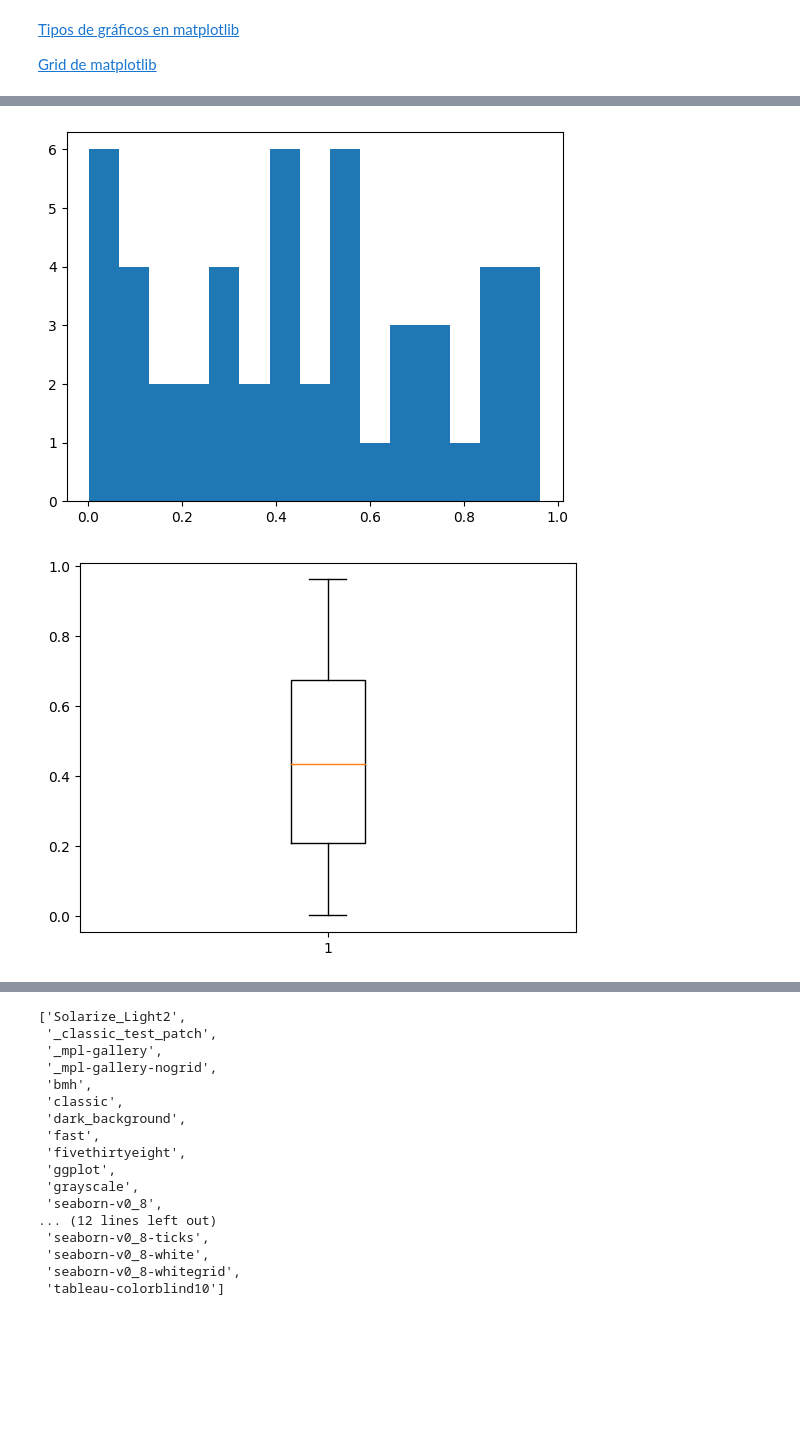
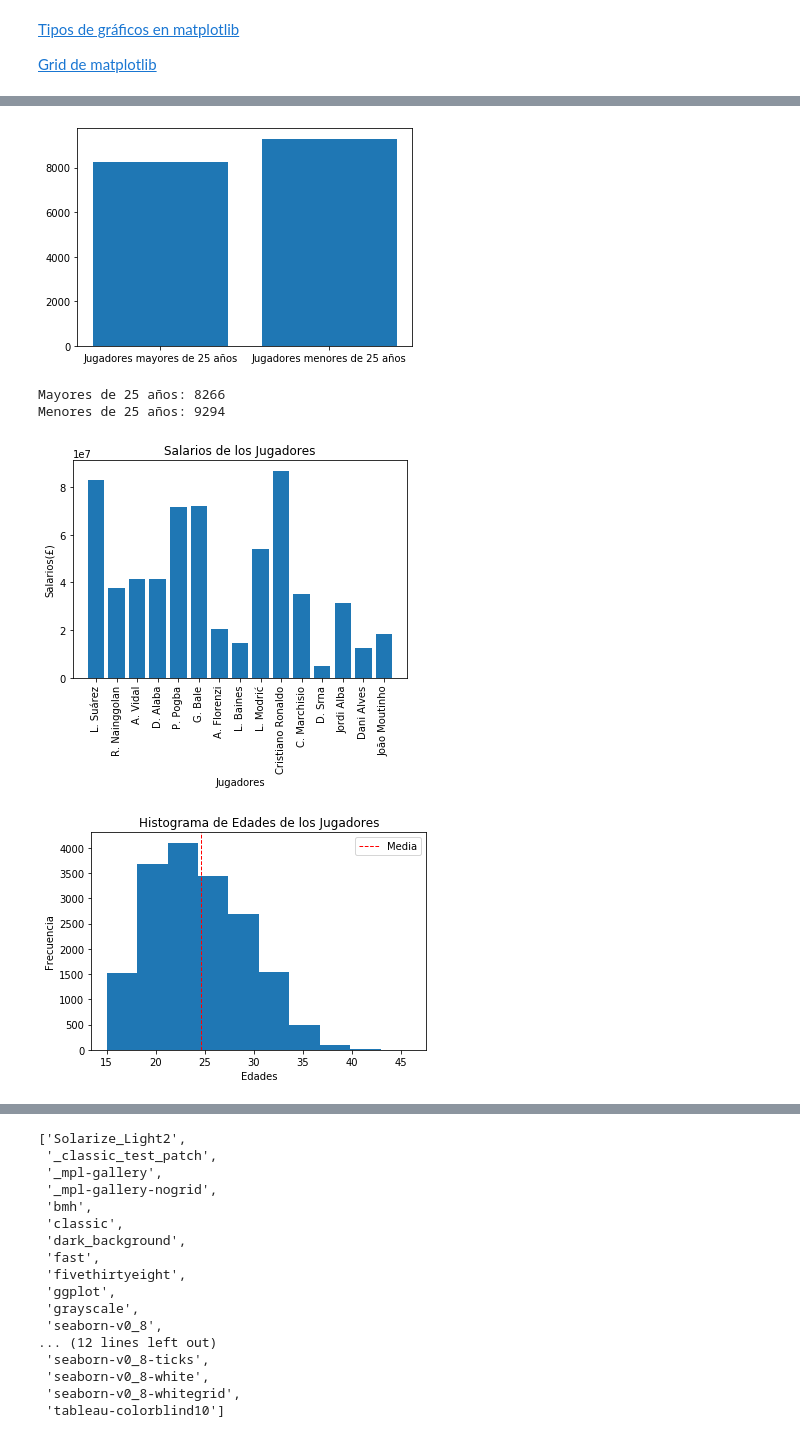
Before and after one commit to MaxWell-73/Data-Analysis, a Jupyter notebook: Python_Libraries/Matplotlib-Seaborn/Matplotlib_Seaborn_new.ipynb, the cells around one changed output, grey strips where cells are left out. Saved outputs shown, nothing was run; the diff lists cells and outputs as text; code cells hidden in the pictures; blank space fills up the shorter version.

```diff
--- a/Python_Libraries/Matplotlib-Seaborn/Matplotlib_Seaborn.ipynb
+++ b/Python_Libraries/Matplotlib-Seaborn/Matplotlib_Seaborn_new.ipynb
@@ -105,11 +98,56 @@ plt.show()
-# %%
-x=np.random.random([50]) # genera numeros entre 0 y 1
-plt.hist(x,15)
-plt.show()
-# %% [output]
-[figure, removed]
-# %%
-plt.boxplot(x)
-plt.show()
-# %% [output]
-[figure, removed]
+# %%
+#EJEMPLO 1
+edades=data['Age']
+mayores25=0
+menores25=0
+
+for i in edades:
+    if i >= 25:
+        mayores25+=1
+    else:
+        menores25+=1
+
+opciones=['Jugadores mayores de 25 años','Jugadores menores de 25 años']
+resultados=[mayores25,menores25]
+plt.bar(opciones,resultados) ## si usa plt.barh() las columnas son horizontales
+plt.show()
+
+print("Mayores de 25 años: "+ str(mayores25 ))
+print("Menores de 25 años: "+ str(menores25 ))
+
+
+
+#EJEMPLO 2
+
+salarios = data['Value(£)'].head(15)
+jugadores = data['Name'].head(15)
+
+plt.bar(jugadores, salarios)
+plt.xlabel('Jugadores')
+plt.ylabel('Salarios(£)')
+plt.title('Salarios de los Jugadores')
+plt.xticks(rotation=90)
+plt.show()
+# %% [output]
+[figure, added]
+Mayores de 25 años: 8266
+Menores de 25 años: 9294
+[figure, added]
+# %%
+
+edades = data['Age']
+plt.hist(edades)
+
+plt.xlabel('Edades')
+plt.ylabel('Frecuencia')
+plt.title('Histograma de Edades de los Jugadores')
+
+media = edades.mean()
+
+# Agrega una línea de tendencia en la media
+plt.axvline(media, color='red', linestyle='dashed', linewidth=1, label='Media')
+
+plt.legend()
+plt.show()
+# %% [output]
+[figure, added]
```
Also changed, not shown: parts of 12 cells of this notebook.
